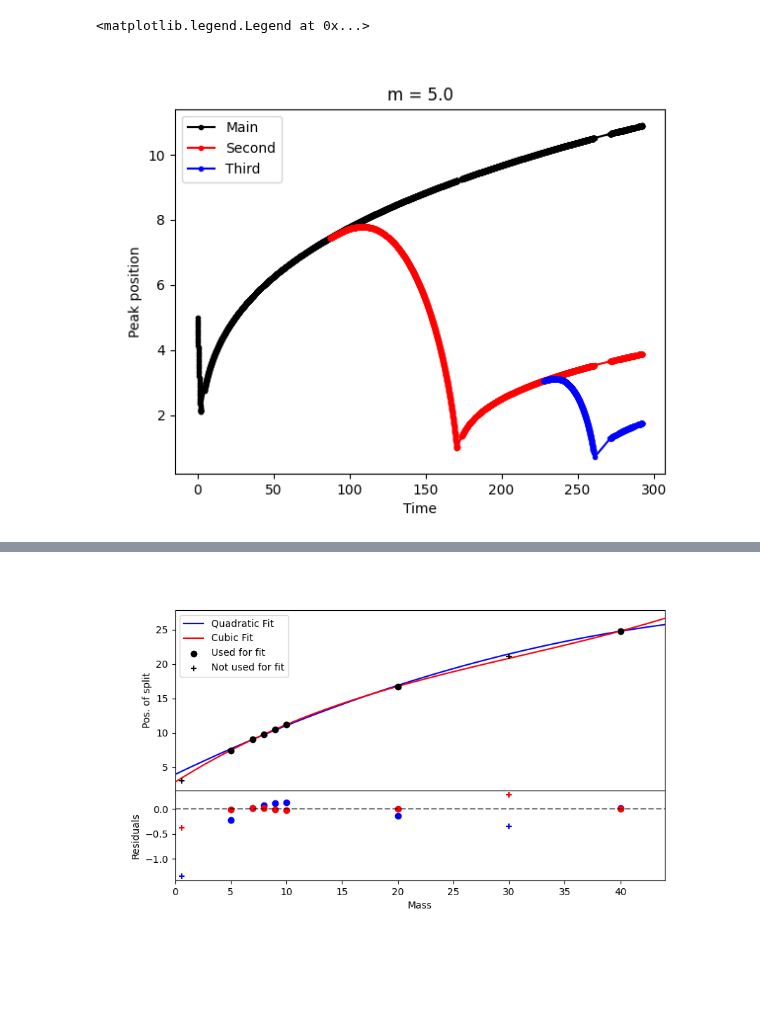
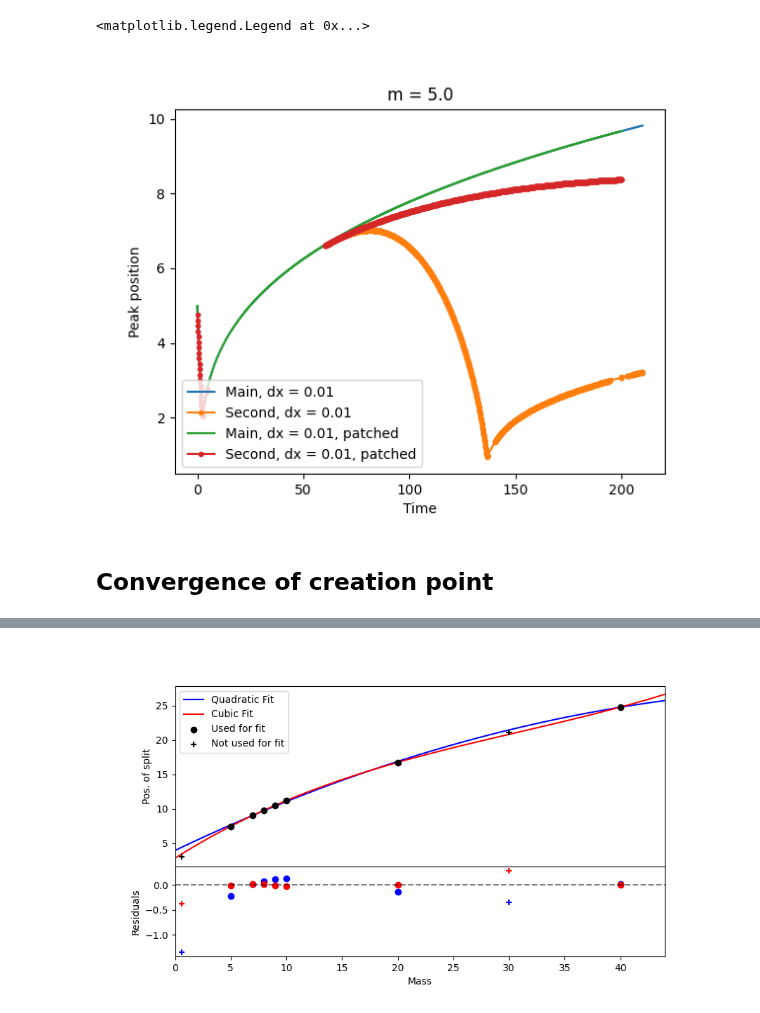
Before and after one commit to LoreCip/LQG-BH-Collapse, a Jupyter notebook: PostProcessing/split.ipynb, the cells around one changed output, grey strips where cells are left out. Saved outputs shown, nothing was run; the diff lists cells and outputs as text; code cells hidden in the pictures; blank space fills up the shorter version.

```diff
--- a/PostProcessing/split.ipynb
+++ b/PostProcessing/split.ipynb
@@ -68,17 +79,58 @@ for m in M:
+# %%
+# peaks={}
+# peaks[1] = main_peak
+# peaks[2] = second_peak
+# peaks[3] = third_peak
+# np.save('FULLDpeaks.npy', peaks)
+
+peaks = np.load('FULLDpeaks.npy', allow_pickle=True, fix_imports=True).item()
+main_peak   =  peaks[1]
+second_peak =  peaks[2]
+
+for m in M:
+    for dx in dxs:
+        try:
+            second_peak[m][dx][second_peak[m][dx][:,0] < 20, 1:] = np.NaN
+        except KeyError:
+            pass
 # %%
 fig = plt.figure()
 
 id = M[0]
 
-plt.plot(main_peak[id][:,0], main_peak[id][:,1], '.-', color = 'k', label = 'Main')
-plt.plot(second_peak[id][:,0], second_peak[id][:,1], '.-', color = 'r', label = 'Second')
-plt.plot(third_peak[id][:,0], third_peak[id][:,1], '.-', color = 'b', label = 'Third')
+for dx in [0.01]:
+    try:
+        plt.plot(main_peak[id][dx][:,0], main_peak[id][dx][:,1], label = f'Main, {dx = }')
+    except KeyError:
+        pass
+
+for dx in [0.01]:
+    try:
+        plt.plot(second_peak[id][dx][:,0], second_peak[id][dx][:,1], '.-', label = f'Second, {dx = }')
+    except KeyError:
+        pass
+
+for dx in [0.01]:
+    try:
+        plt.plot(main_peak1[id][dx][:,0], main_peak1[id][dx][:,1], label = f'Main, {dx = }, patched')
+    except KeyError:
+        pass
+
+for dx in [0.01]:
+    try:
+        plt.plot(second_peak1[id][dx][:,0], second_peak1[id][dx][:,1], '.-', label = f'Second, {dx = }, patched')
+    except KeyError:
+        pass
+
+# plt.plot(third_peak[id][dx][:,0], third_peak[id][dx][:,1], '.-', color = 'b', label = 'Third')
 
 plt.xlabel("Time")
 plt.ylabel("Peak position")
 
 plt.title(f'm = {id}')
 plt.legend()
 # %% [output]
 <matplotlib.legend.Legend at 0x...>
-[figure, old version]
+[figure, new version]
+# %% [markdown]
+## Convergence of creation point
```
Also changed, not shown: parts of 15 cells of this notebook, 9 other files.
